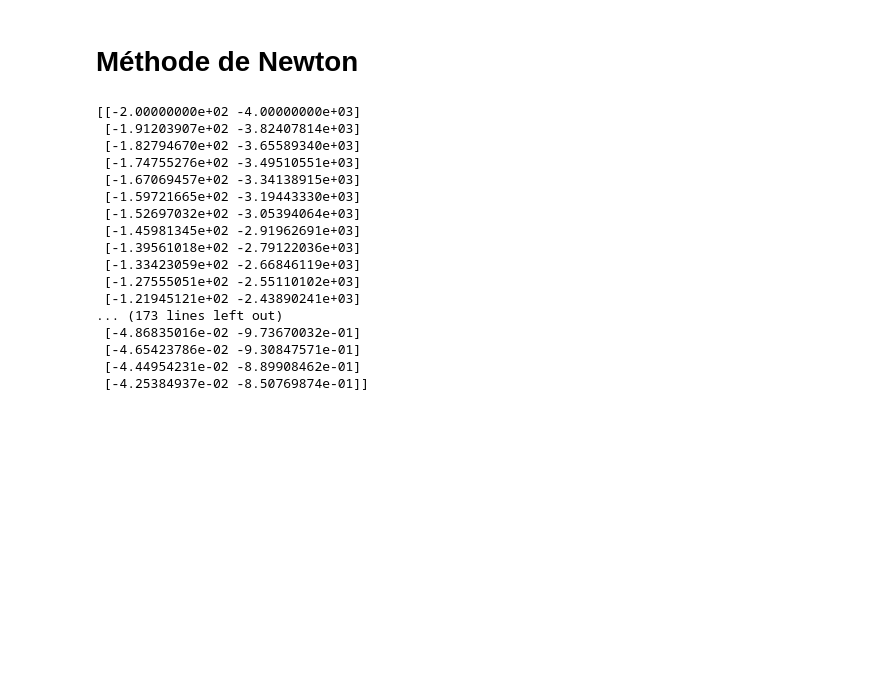
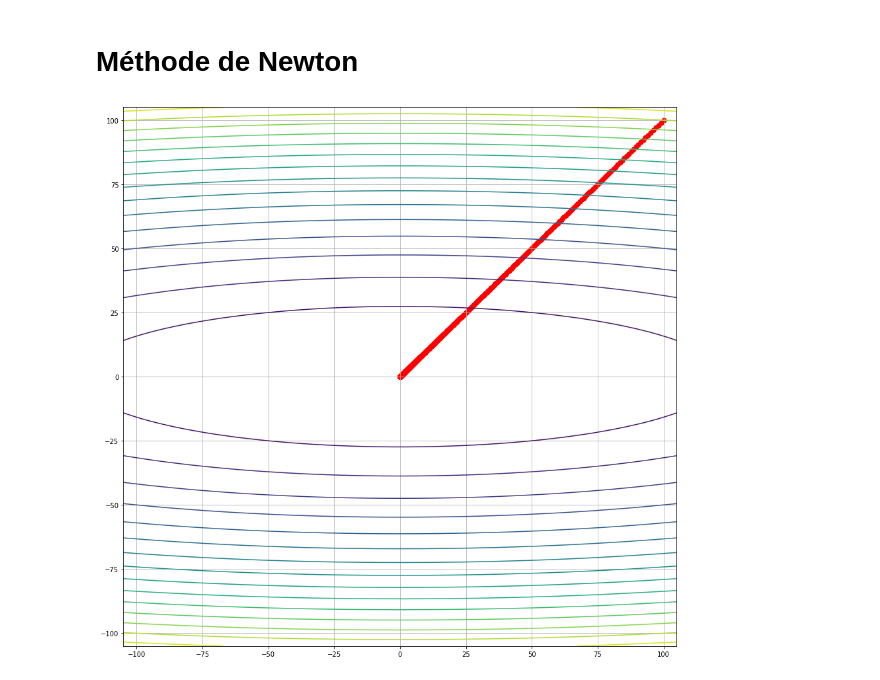
Before and after one commit to baptisteesteban/OCVXII, a Jupyter notebook: Baptiste Expérience.ipynb, the cells around one changed output. Cells and saved outputs as stored; diff of their text form; code cells hidden in the pictures; blank space fills up the shorter version.

```diff
--- a/Baptiste Expérience.ipynb
+++ b/Baptiste Expérience.ipynb
@@ -38,2 +22,5 @@ f_2 = function(**f_2_d)
+# %%
+f = Function(**f_d)
+f2 = Function(**f_2_d)
 # %% [markdown]
 # Méthode de Newton
@@ -47,3 +26,0 @@ def backtracking(f, x, alpha=0.1, beta=0.8):
-# %%
-def constant(*args):
-    return 0.01, 0
@@ -98,23 +27,6 @@ class Newton:
 # %%
-meth = Newton(f_2, backtracking)
+meth = Newton(f2, constant)
 meth(np.array([100, 100]))
-print(meth.dirs)
-#meth.plot()
+meth.plot()
 # %% [output]
-[[-2.00000000e+02 -4.00000000e+03]
- [-1.91203907e+02 -3.82407814e+03]
- [-1.82794670e+02 -3.65589340e+03]
- [-1.74755276e+02 -3.49510551e+03]
- [-1.67069457e+02 -3.34138915e+03]
- [-1.59721665e+02 -3.19443330e+03]
- [-1.52697032e+02 -3.05394064e+03]
- [-1.45981345e+02 -2.91962691e+03]
- [-1.39561018e+02 -2.79122036e+03]
- [-1.33423059e+02 -2.66846119e+03]
- [-1.27555051e+02 -2.55110102e+03]
- [-1.21945121e+02 -2.43890241e+03]
-... (173 lines left out)
- [-4.86835016e-02 -9.73670032e-01]
- [-4.65423786e-02 -9.30847571e-01]
- [-4.44954231e-02 -8.89908462e-01]
- [-4.25384937e-02 -8.50769874e-01]]
+[figure, added]
```
Also changed, not shown: parts of 7 cells of this notebook, 5 other files.
